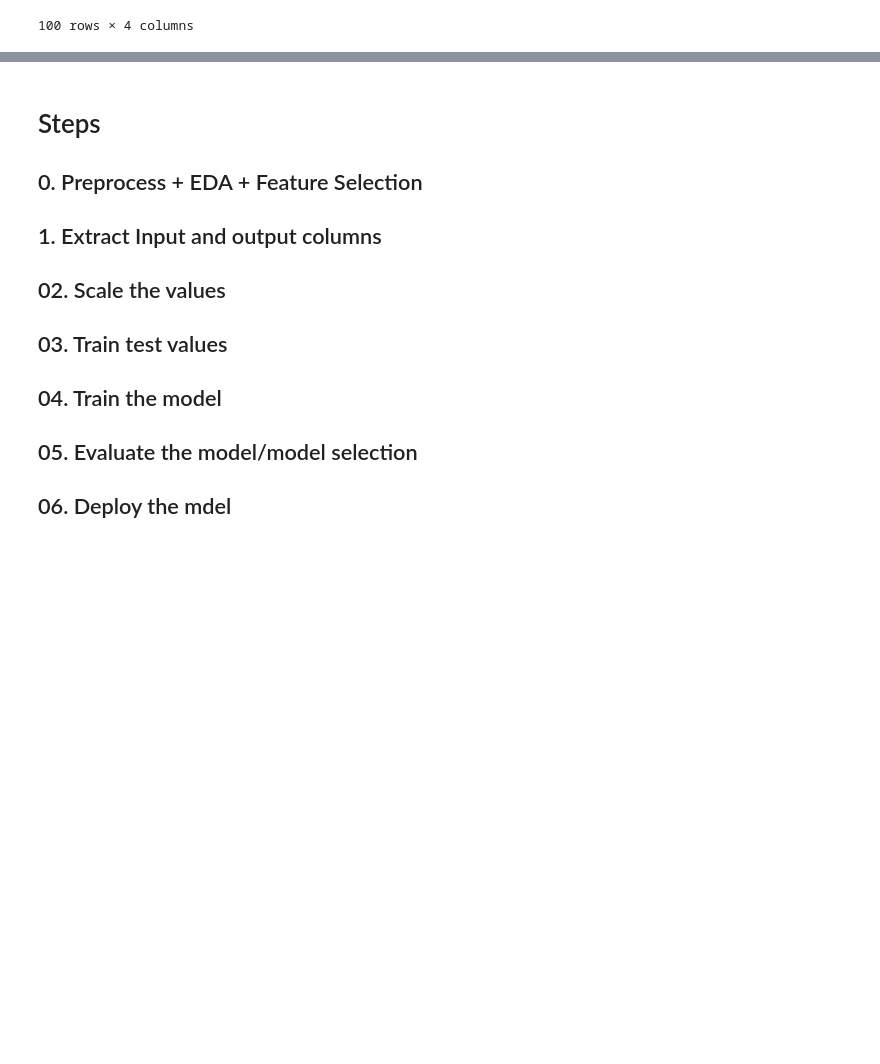
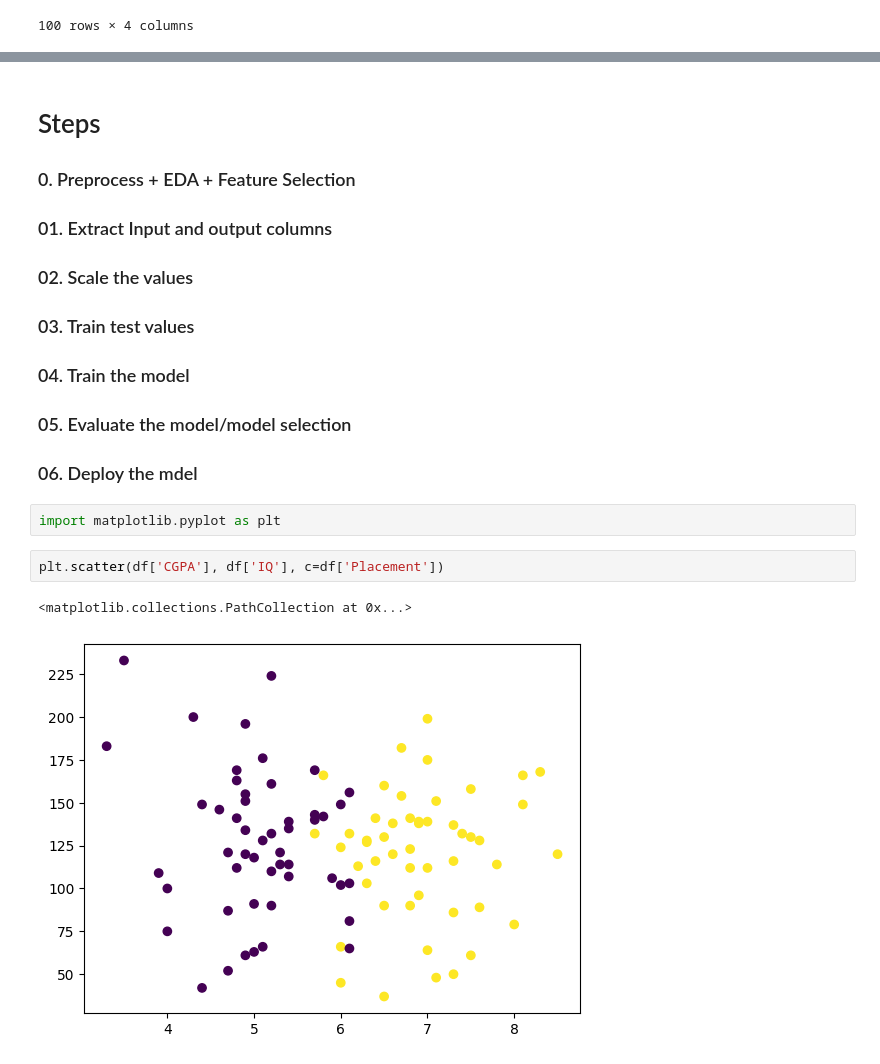
Before and after one commit to naimNB/100-days-of-machine-learning, a Jupyter notebook: day_2.ipynb, the cells around one changed output, grey strips where cells are left out. Drawn from its saved outputs; the diff is of its cells as text; blank space fills up the shorter version.

```diff
--- a/day_2.ipynb
+++ b/day_2.ipynb
@@ -35,9 +59,16 @@ df.shape
 # %% [markdown]
 # Steps
-## 0. Preprocess + EDA + Feature Selection
-## 1. Extract Input and output columns
-## 02. Scale the values
-## 03. Train test values
-## 04. Train the model
-## 05. Evaluate the model/model selection
-## 06. Deploy the mdel
+### 0. Preprocess + EDA + Feature Selection
+### 01. Extract Input and output columns
+### 02. Scale the values
+### 03. Train test values
+### 04. Train the model
+### 05. Evaluate the model/model selection
+### 06. Deploy the mdel
+# %%
+import matplotlib.pyplot as plt
+# %%
+plt.scatter(df['CGPA'], df['IQ'], c=df['Placement'])
+# %% [output]
+<matplotlib.collections.PathCollection at 0x...>
+[figure, added]
```
Also changed, not shown: parts of 5 cells of this notebook.
